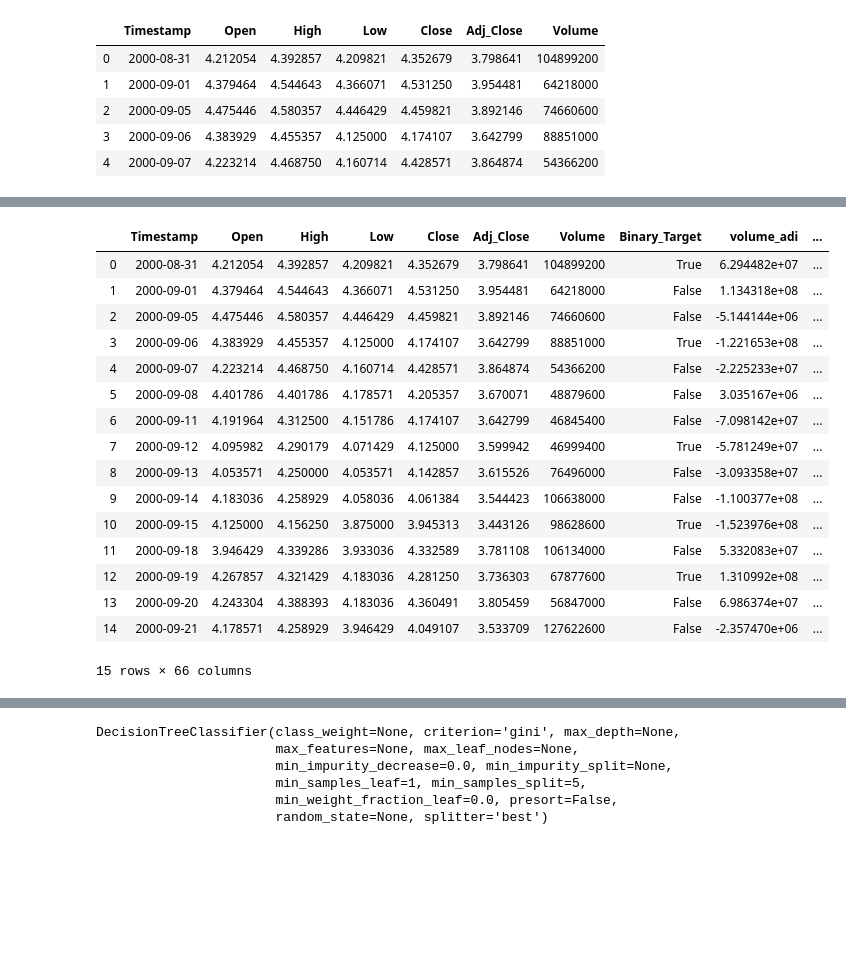
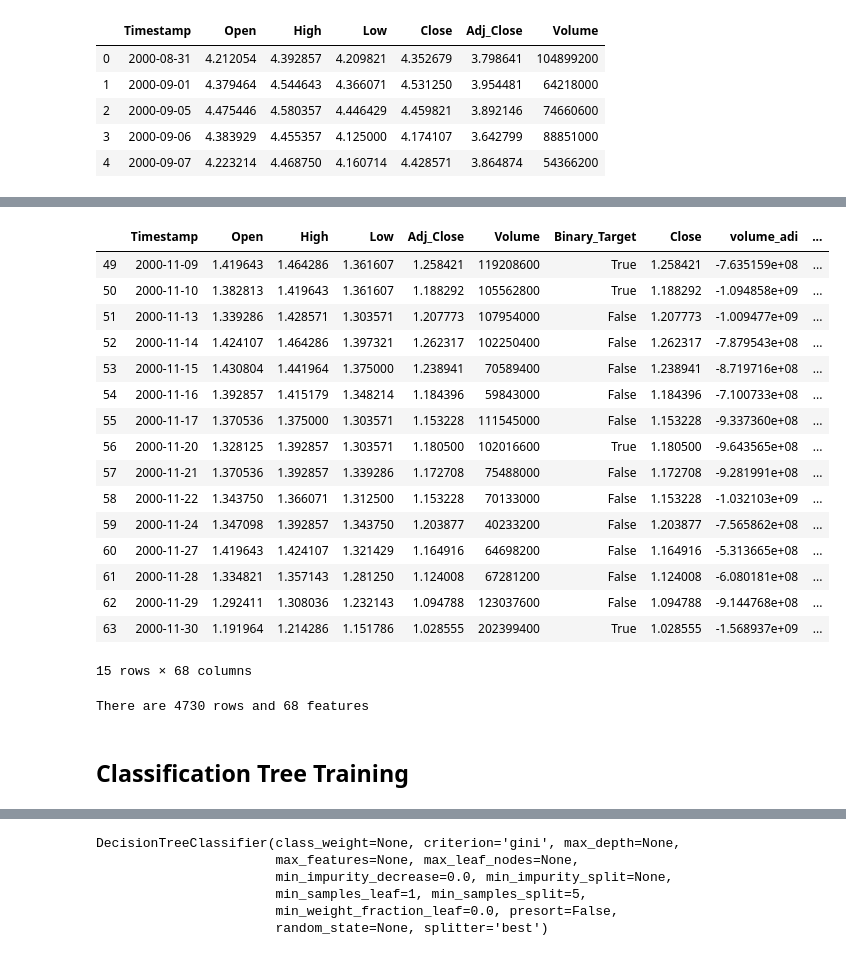
Before and after one commit to samuelkhoo/NUS_Fintech_Time_Series_Model_Evaluation, a Jupyter notebook: Decision Trees Research/Decision Trees Stock Prediction.ipynb, the cells around one changed output, grey strips where cells are left out. Cells and saved outputs as stored; diff of their text form; code cells hidden in the pictures; blank space fills up the shorter version.

```diff
--- a/Decision Trees Research/Decision Trees Stock Prediction.ipynb
+++ b/Decision Trees Research/Decision Trees Stock Prediction.ipynb
@@ -36,9 +78,10 @@ df.head(5) #Observe a few rows of data
 | 4 | 2000-09-07 | 4.223214 | 4.468750 | 4.160714 | 4.428571 | 3.864874 | 54366200 |
 # %%
 #Target - next day price
-target =  list(df["Adj_Close"])[1:] + [0]
+target =  list(df["Adj_Close"])[3:] + [0,0,0]
 #df["Target"] = target
 df["Binary_Target"] = target > df["Adj_Close"]
-
+df = df.drop("Close", axis = 1)
+df["Close"] = df["Adj_Close"]
 df.head()
 # %% [output]
@@ -100,21 +144,34 @@ For a start, we simply add every single indicator into our dataset. The decision
+# %%
+def sma(n, ts):
+    return ts.rolling(window=n).mean()
 # %%
 df= add_all_ta_features(df, "Open", "High", "Low", "Close", "Volume", fillna=True)
+df["3sma"] = sma(3,df["Close"])
+df["50sma"] = sma(50,df["Close"])
+df = df.dropna()
 df.head(15)
 # %% [output]
-|  | Timestamp | Open | High | Low | Close | Adj_Close | Volume | Binary_Target | volume_adi | ... |
-| 0 | 2000-08-31 | 4.212054 | 4.392857 | 4.209821 | 4.352679 | 3.798641 | 104899200 | True | 6.294482e+07 | ... |
-| 1 | 2000-09-01 | 4.379464 | 4.544643 | 4.366071 | 4.531250 | 3.954481 | 64218000 | False | 1.134318e+08 | ... |
-| 2 | 2000-09-05 | 4.475446 | 4.580357 | 4.446429 | 4.459821 | 3.892146 | 74660600 | False | -5.144144e+06 | ... |
-| 3 | 2000-09-06 | 4.383929 | 4.455357 | 4.125000 | 4.174107 | 3.642799 | 88851000 | True | -1.221653e+08 | ... |
-| 4 | 2000-09-07 | 4.223214 | 4.468750 | 4.160714 | 4.428571 | 3.864874 | 54366200 | False | -2.225233e+07 | ... |
-| 5 | 2000-09-08 | 4.401786 | 4.401786 | 4.178571 | 4.205357 | 3.670071 | 48879600 | False | 3.035167e+06 | ... |
-| 6 | 2000-09-11 | 4.191964 | 4.312500 | 4.151786 | 4.174107 | 3.642799 | 46845400 | False | -7.098142e+07 | ... |
-| 7 | 2000-09-12 | 4.095982 | 4.290179 | 4.071429 | 4.125000 | 3.599942 | 46999400 | True | -5.781249e+07 | ... |
-| 8 | 2000-09-13 | 4.053571 | 4.250000 | 4.053571 | 4.142857 | 3.615526 | 76496000 | False | -3.093358e+07 | ... |
-| 9 | 2000-09-14 | 4.183036 | 4.258929 | 4.058036 | 4.061384 | 3.544423 | 106638000 | False | -1.100377e+08 | ... |
-| 10 | 2000-09-15 | 4.125000 | 4.156250 | 3.875000 | 3.945313 | 3.443126 | 98628600 | True | -1.523976e+08 | ... |
-| 11 | 2000-09-18 | 3.946429 | 4.339286 | 3.933036 | 4.332589 | 3.781108 | 106134000 | False | 5.332083e+07 | ... |
-| 12 | 2000-09-19 | 4.267857 | 4.321429 | 4.183036 | 4.281250 | 3.736303 | 67877600 | True | 1.310992e+08 | ... |
-| 13 | 2000-09-20 | 4.243304 | 4.388393 | 4.183036 | 4.360491 | 3.805459 | 56847000 | False | 6.986374e+07 | ... |
-| 14 | 2000-09-21 | 4.178571 | 4.258929 | 3.946429 | 4.049107 | 3.533709 | 127622600 | False | -2.357470e+06 | ... |
+|  | Timestamp | Open | High | Low | Adj_Close | Volume | Binary_Target | Close | volume_adi | ... |
+| 49 | 2000-11-09 | 1.419643 | 1.464286 | 1.361607 | 1.258421 | 119208600 | True | 1.258421 | -7.635159e+08 | ... |
+| 50 | 2000-11-10 | 1.382813 | 1.419643 | 1.361607 | 1.188292 | 105562800 | True | 1.188292 | -1.094858e+09 | ... |
+| 51 | 2000-11-13 | 1.339286 | 1.428571 | 1.303571 | 1.207773 | 107954000 | False | 1.207773 | -1.009477e+09 | ... |
+| 52 | 2000-11-14 | 1.424107 | 1.464286 | 1.397321 | 1.262317 | 102250400 | False | 1.262317 | -7.879543e+08 | ... |
+| 53 | 2000-11-15 | 1.430804 | 1.441964 | 1.375000 | 1.238941 | 70589400 | False | 1.238941 | -8.719716e+08 | ... |
+| 54 | 2000-11-16 | 1.392857 | 1.415179 | 1.348214 | 1.184396 | 59843000 | False | 1.184396 | -7.100733e+08 | ... |
+| 55 | 2000-11-17 | 1.370536 | 1.375000 | 1.303571 | 1.153228 | 111545000 | False | 1.153228 | -9.337360e+08 | ... |
+| 56 | 2000-11-20 | 1.328125 | 1.392857 | 1.303571 | 1.180500 | 102016600 | True | 1.180500 | -9.643565e+08 | ... |
+| 57 | 2000-11-21 | 1.370536 | 1.392857 | 1.339286 | 1.172708 | 75488000 | False | 1.172708 | -9.281991e+08 | ... |
+| 58 | 2000-11-22 | 1.343750 | 1.366071 | 1.312500 | 1.153228 | 70133000 | False | 1.153228 | -1.032103e+09 | ... |
+| 59 | 2000-11-24 | 1.347098 | 1.392857 | 1.343750 | 1.203877 | 40233200 | False | 1.203877 | -7.565862e+08 | ... |
+| 60 | 2000-11-27 | 1.419643 | 1.424107 | 1.321429 | 1.164916 | 64698200 | False | 1.164916 | -5.313665e+08 | ... |
+| 61 | 2000-11-28 | 1.334821 | 1.357143 | 1.281250 | 1.124008 | 67281200 | False | 1.124008 | -6.080181e+08 | ... |
+| 62 | 2000-11-29 | 1.292411 | 1.308036 | 1.232143 | 1.094788 | 123037600 | False | 1.094788 | -9.144768e+08 | ... |
+| 63 | 2000-11-30 | 1.191964 | 1.214286 | 1.151786 | 1.028555 | 202399400 | True | 1.028555 | -1.568937e+09 | ... |
-15 rows × 66 columns
+15 rows × 68 columns
+# %%
+#Shape of the dataframe
+print("There are " + str(df.shape[0]) + " rows and " + str(df.shape[1]) + " features")
+# %% [output]
+There are 4730 rows and 68 features
+# %% [markdown]
+## Classification Tree Training
```
Also changed, not shown: parts of 67 cells of this notebook, 1 other file.
